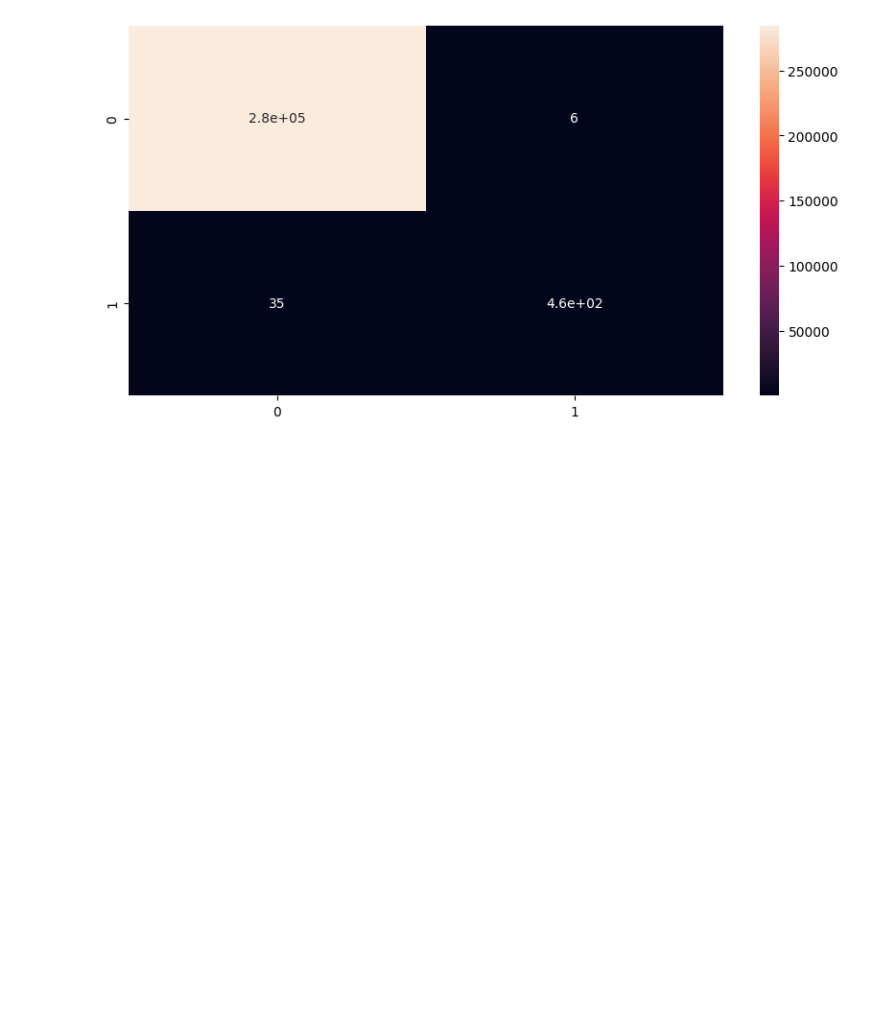
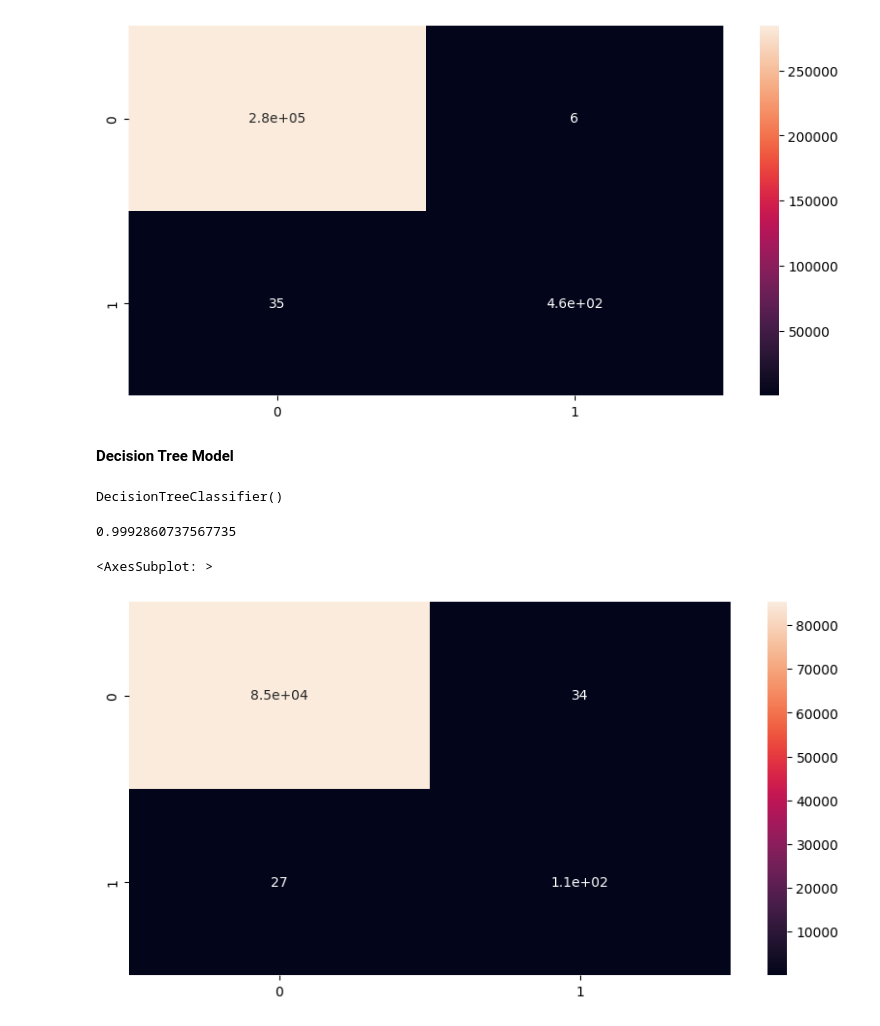
Before and after one commit to Devansh-Gupta-Official/creditcard-fraud-detection, a Jupyter notebook: fraud_detection.ipynb, the cells around one changed output. Saved outputs shown, nothing was run; the diff lists cells and outputs as text; code cells hidden in the pictures; blank space fills up the shorter version.

Commit message:
building and evaluating the decision tree classifier

```diff
--- a/fraud_detection.ipynb
+++ b/fraud_detection.ipynb
@@ -203,3 +203,25 @@ sns.heatmap(cm3,annot=True)
 # %% [output]
 <AxesSubplot: >
 [figure]
+# %% [markdown]
+**Decision Tree Model**
+# %%
+from sklearn.tree import DecisionTreeClassifier
+dc_classifier = DecisionTreeClassifier()
+
+dc_classifier.fit(X_train,y_train)
+# %% [output]
+DecisionTreeClassifier()
+# %%
+y_pred = dc_classifier.predict(X_test)
+# %%
+dc_classifier.score(X_test,y_test)
+# %% [output]
+0.9992860737567735
+# %%
+cm4 = confusion_matrix(y_pred,y_test)
+plt.figure(figsize=(10,5))
+sns.heatmap(cm4,annot=True)
+# %% [output]
+<AxesSubplot: >
+[figure, added]
```
Also changed, not shown: parts of 1 cell of this notebook.
